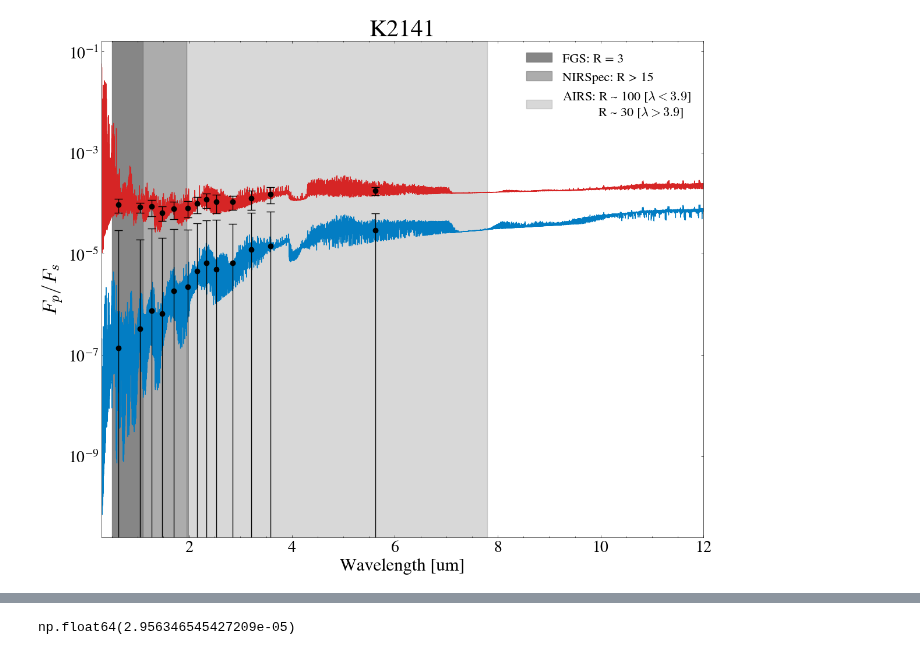
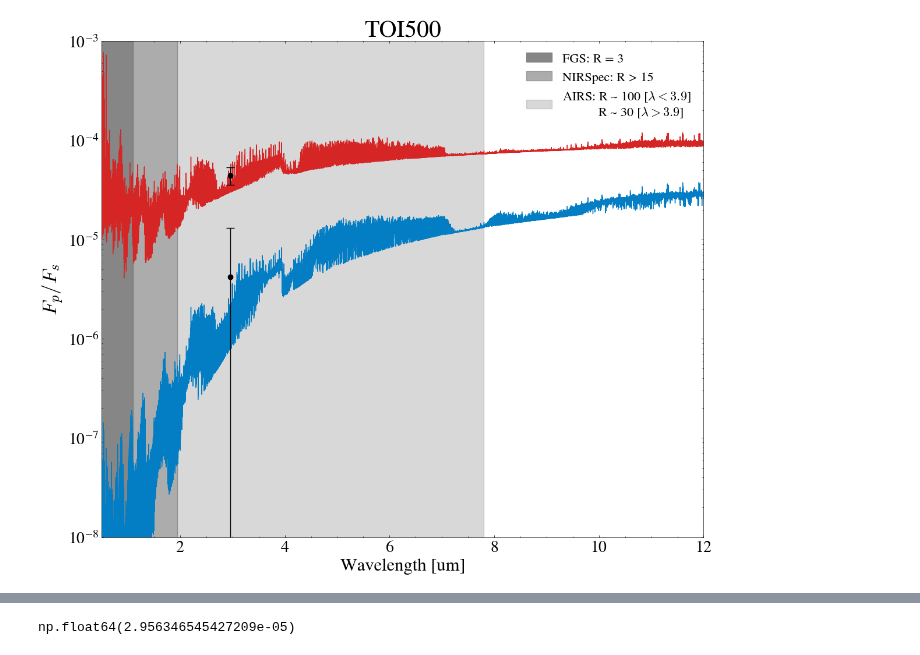
Before and after one commit to lorlo9999/MasterThesis, a Jupyter notebook: daynight-contrast.ipynb, the cells around one changed output, grey strips where cells are left out. Drawn from its saved outputs; the diff is of its cells as text; code cells hidden in the pictures.

Commit message:
Day/Night contrast plot

```diff
--- a/daynight-contrast.ipynb
+++ b/daynight-contrast.ipynb
@@ -88,16 +88,16 @@ rcParams['ytick.labelsize'] = 20
 rcParams['legend.fontsize'] = 16
 rcParams['text.usetex'] = True             # render labels with LaTeX
 # %%
-name = 'K2141'
-N = 8
+name = 'TOI500'
+N = 12
 #binning = False
 sigma = 1
-longwave  = True   # True  → bin each instrument (FGS / NIRSpec / AIRS) to one point each side
+longwave  = False   # True  → bin each instrument (FGS / NIRSpec / AIRS) to one point each side
                    # False → bin entire spectrum to one point each side
-high_only = True  # True  → bin only AIRS past 4 µm to one point; overrides longwave
+high_only = False  # True  → bin only AIRS past 4 µm to one point; overrides longwave
 low_only  = False  # True  → (within longwave) further combine FGS + NIRSpec into one point
 plt.style.use(['science', 'no-latex'])
-sim_name = 'H20_IW4_0001_S40'
+sim_name = 'H20_IW4_00001'
 # %%
 
 simulation_folder = os.path.join(f"PLANETS/{name}/", sim_name)
@@ -484,36 +484,36 @@ elif longwave:
         final_bw_term  = fgs_bw_term  + nir_bw_term  + airs_bw_term
 
 else:
     # Bin the entire spectrum down to a single point
     final_wl_day,  final_val_day,  final_err_day,  final_bw_day  = _bin_iterative(
         final_wl_day,  final_val_day,  final_err_day,  final_bw_day,
         output, noise, wlgrid, fpfs, N, name)
     final_wl_term, final_val_term, final_err_term, final_bw_term = _bin_iterative(
         final_wl_term, final_val_term, final_err_term, final_bw_term,
         output_t, noise, wlgrid_t, fpfs_t, N, name)
 
 #plot binned spectra
 plt.errorbar(final_wl_day, final_val_day, yerr=final_err_day, capsize=5, fmt='o', color='black')
 plt.errorbar(final_wl_term, final_val_term, yerr=final_err_term, capsize=5, fmt='o', color='black')
 
 
 plt.xlabel("Wavelength [um]")
 plt.ylabel(r"$F_p/F_s$",fontsize=25)
 #plt.xscale("log")
-plt.xlim(0.3, 12)
-#plt.ylim(0,None)
+plt.xlim(0.5, 12)
+plt.ylim(1e-8,1e-3)
 plt.yscale("log")
 plt.title(f"{name}",fontsize=30) #- {N} eclipses - Integration time: {time:.2f} hours")
 plt.tight_layout()
 plt.hlines(y=0, xmin = -1, xmax = 12, color='black', linestyle='--', alpha=0.5)
 plt.yscale("log")
 plt.legend(loc='upper right')
 plt.grid(False)
 
 show()
 close()
 # %% [output]
-[figure, old version]
+[figure, new version]
 # %%
 A = (final_val_day[-1] - final_val_term[-1])/final_val_day[-1]
 
```
Also changed, not shown: parts of 1 cell of this notebook, 2 other files.
